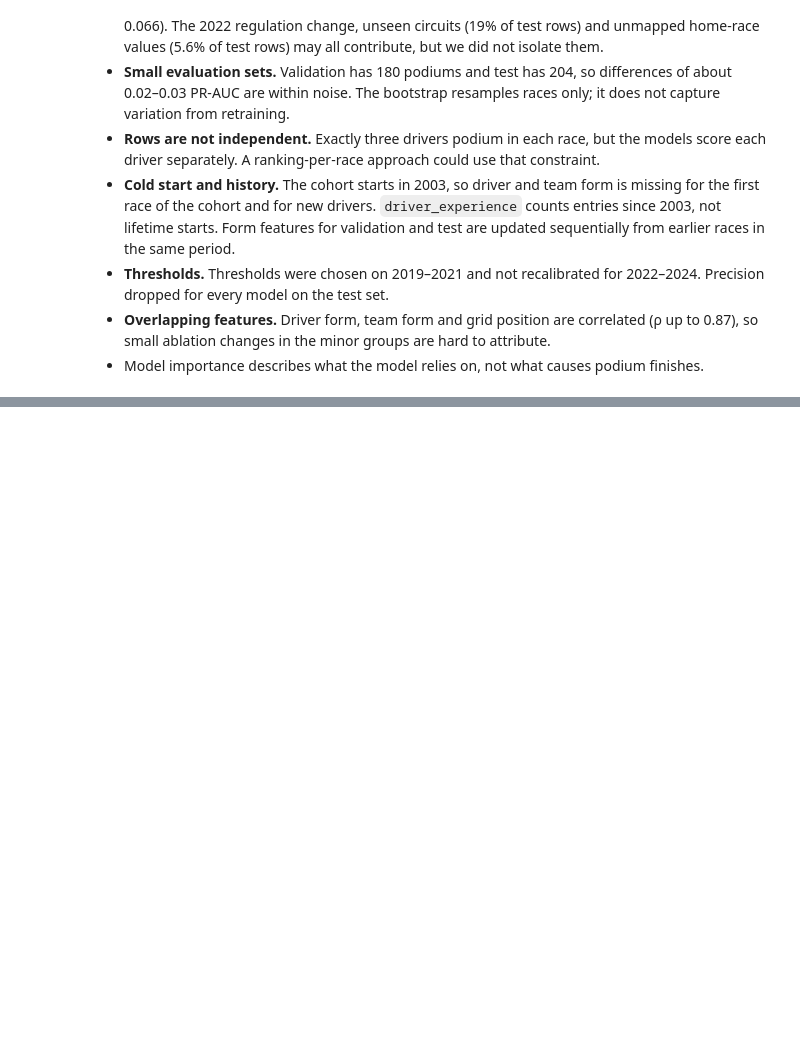
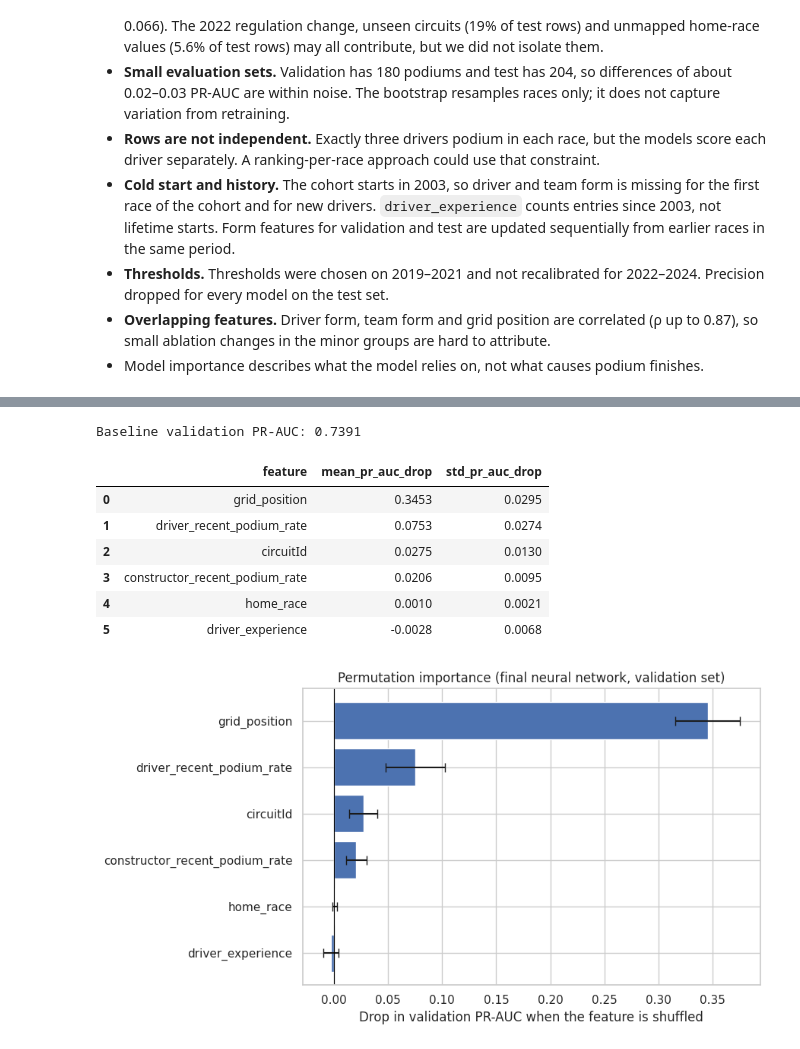
Before and after one commit to saadouncoding/Advanced-Computer-Lab-Project, a Jupyter notebook: F1_Milestone_1.ipynb, the cells around one changed output, grey strips where cells are left out. Drawn from its saved outputs; the diff is of its cells as text; code cells hidden in the pictures; blank space fills up the shorter version.

```diff
--- a/F1_Milestone_1.ipynb
+++ b/F1_Milestone_1.ipynb
@@ -4065,0 +4111,56 @@ Saved: ['final_config.joblib', 'final_nn.keras', 'final_preprocessor.joblib', 'l
+# %%
+import numpy as np
+import pandas as pd
+import matplotlib.pyplot as plt
+from sklearn.metrics import average_precision_score
+
+validation_raw = X_val[final_feature_columns].copy()
+
+# Score before any shuffling.
+baseline_pr_auc = average_precision_score(
+    y_val, np.asarray(final_predict_proba(validation_raw)).reshape(-1)
+)
+
+rng = np.random.default_rng(RANDOM_STATE)
+rows = []
+
+for feature in final_feature_columns:
+    drops = []
+    for _ in range(10):
+        shuffled = validation_raw.copy()
+        # Shuffle only this feature; all other columns stay unchanged.
+        shuffled[feature] = rng.permutation(shuffled[feature].to_numpy())
+        probs = np.asarray(final_predict_proba(shuffled)).reshape(-1)
+        # Positive drop = the model got worse without the real values.
+        drops.append(baseline_pr_auc - average_precision_score(y_val, probs))
+    rows.append({"feature": feature,
+                 "mean_pr_auc_drop": np.mean(drops),
+                 "std_pr_auc_drop": np.std(drops, ddof=1)})
+
+perm_importance = (pd.DataFrame(rows)
+                   .sort_values("mean_pr_auc_drop", ascending=False)
+                   .reset_index(drop=True))
+
+print("Baseline validation PR-AUC:", round(baseline_pr_auc, 4))
+display(perm_importance.round(4))
+
+# Plot with error bars (mean ± standard deviation over 10 shuffles).
+plot_df = perm_importance.sort_values("mean_pr_auc_drop")
+plt.figure(figsize=(9, 5))
+plt.barh(plot_df["feature"], plot_df["mean_pr_auc_drop"],
+         xerr=plot_df["std_pr_auc_drop"], capsize=4)
+plt.axvline(0, color="black", linewidth=0.8)
+plt.xlabel("Drop in validation PR-AUC when the feature is shuffled")
+plt.title("Permutation importance (final neural network, validation set)")
+plt.tight_layout()
+plt.show()
+# %% [output]
+Baseline validation PR-AUC: 0.7391
+|  | feature | mean_pr_auc_drop | std_pr_auc_drop |
+| 0 | grid_position | 0.3453 | 0.0295 |
+| 1 | driver_recent_podium_rate | 0.0753 | 0.0274 |
+| 2 | circuitId | 0.0275 | 0.0130 |
+| 3 | constructor_recent_podium_rate | 0.0206 | 0.0095 |
+| 4 | home_race | 0.0010 | 0.0021 |
+| 5 | driver_experience | -0.0028 | 0.0068 |
+[figure, added]
```
Also changed, not shown: parts of 23 cells of this notebook.
